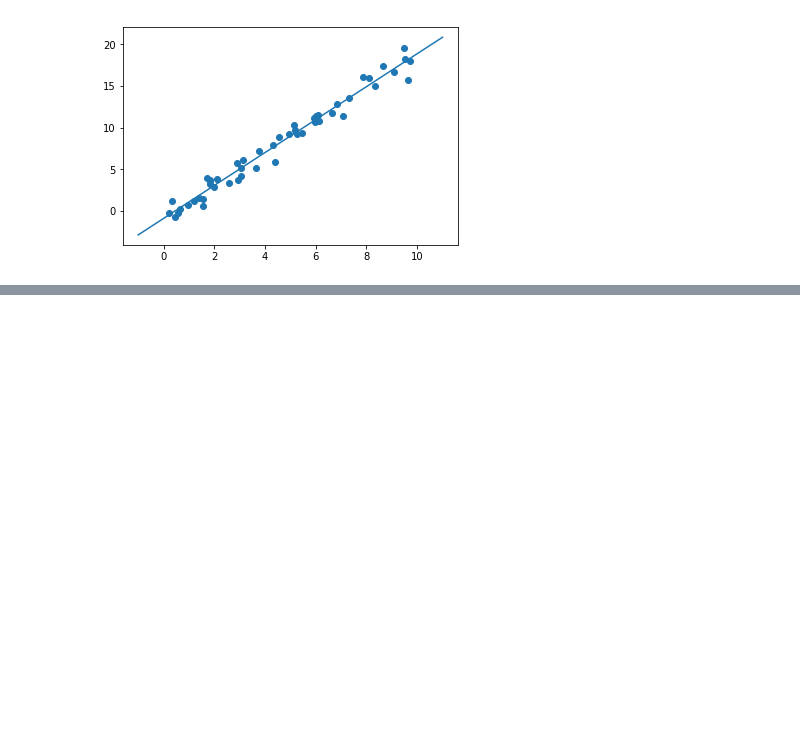
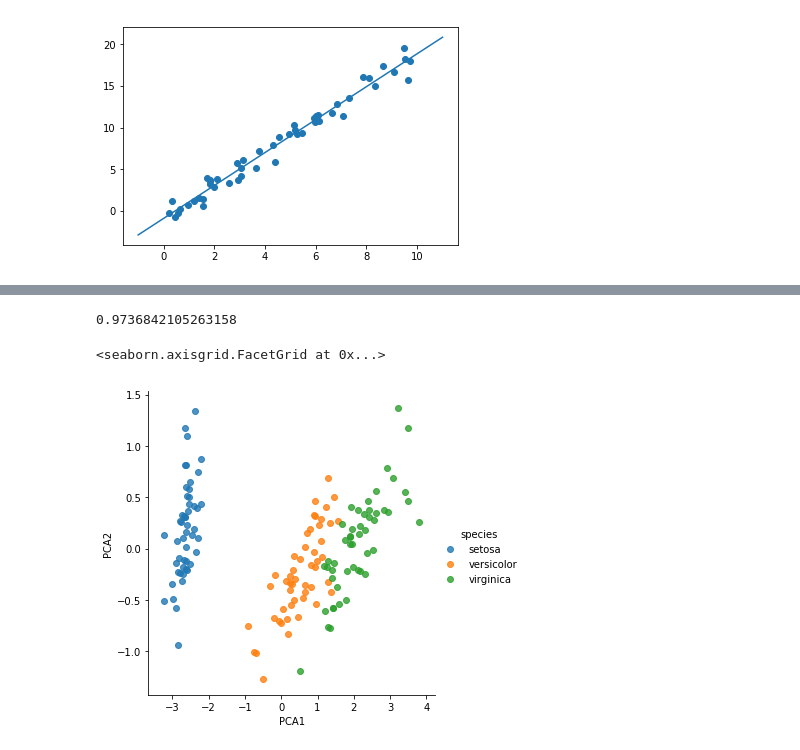
Before and after one commit to jonworkman88/PythonDataScienceHandbook, a Jupyter notebook: jonbooks/ML1.ipynb, the cells around one changed output, grey strips where cells are left out. Saved outputs shown, nothing was run; the diff lists cells and outputs as text; code cells hidden in the pictures; blank space fills up the shorter version.

```diff
--- a/jonbooks/ML1.ipynb
+++ b/jonbooks/ML1.ipynb
@@ -72,0 +89,4 @@ plt.plot(xfit, yfit)
+# %%
+accuracy_score(ytest, ymodel)
+# %% [output]
+0.9736842105263158
@@ -72,0 +95,11 @@ plt.plot(xfit, yfit)
+# %%
+model = PCA(n_components=2)
+model.fit(xiris)
+X_2D = model.transform(xiris)
+# %%
+iris['PCA1'] = X_2D[:, 0]
+iris['PCA2'] = X_2D[:, 1]
+sns.lmplot("PCA1", "PCA2", hue='species', data=iris, fit_reg=False)
+# %% [output]
+<seaborn.axisgrid.FacetGrid at 0x...>
+[figure, added]
```
Also changed, not shown: parts of 7 cells of this notebook.
